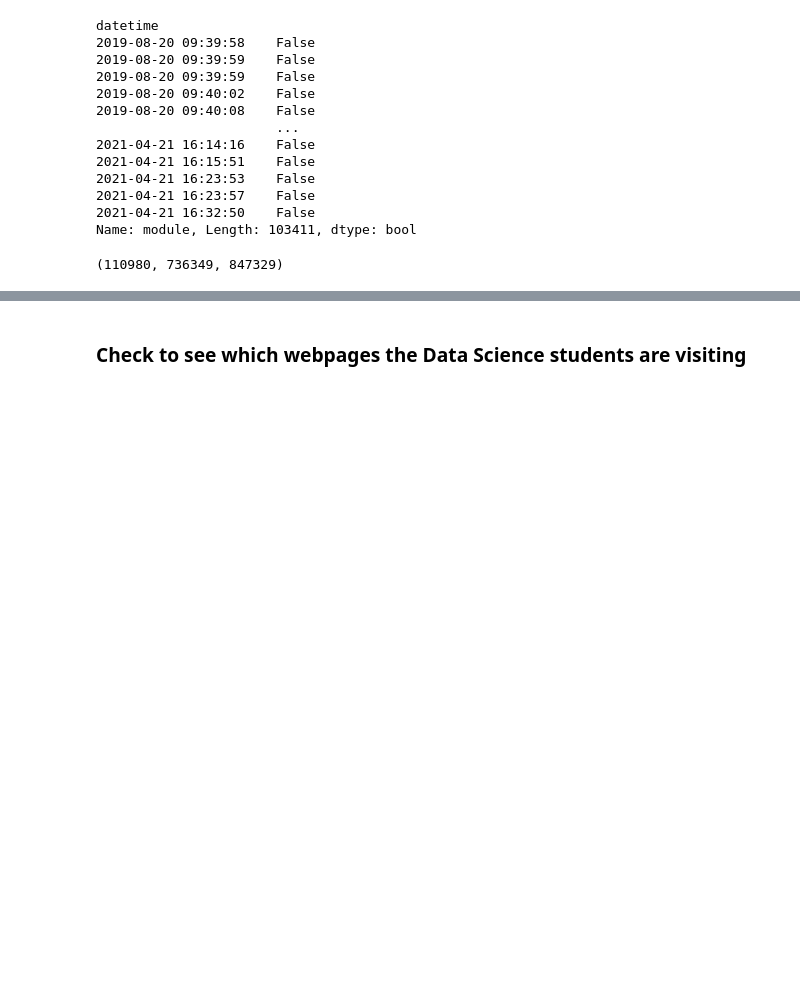
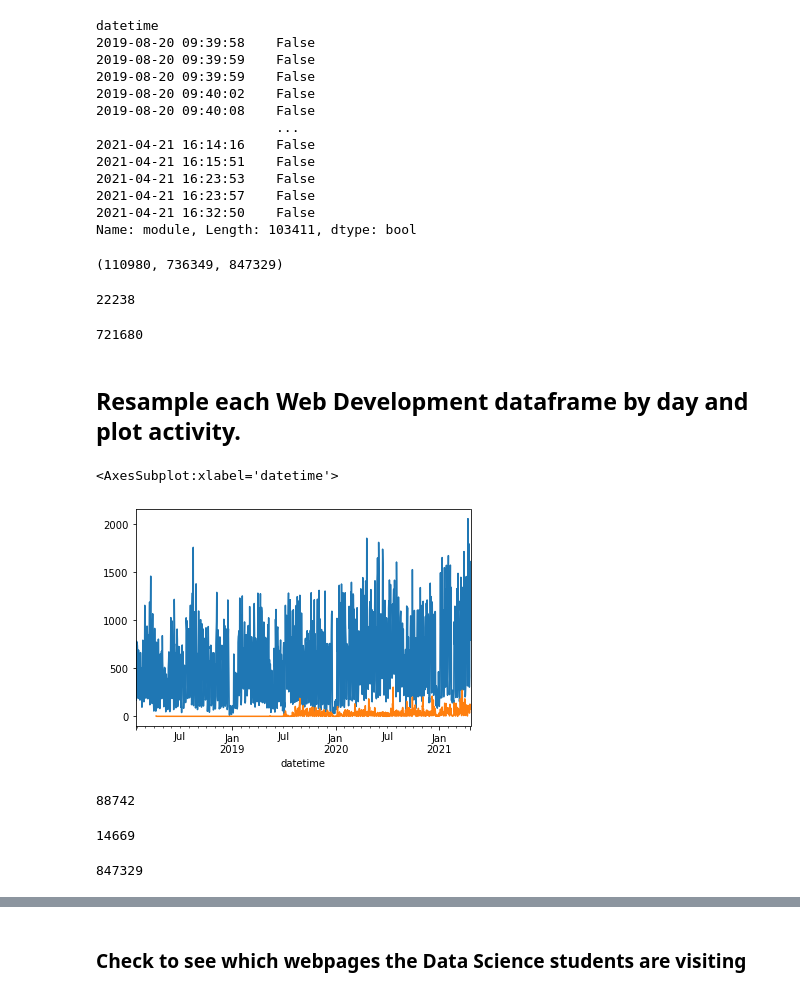
Before and after one commit to AnomalySweeper/user-log-anomaly-detection, a Jupyter notebook: bts-student-log-project-workflow-Copy1.ipynb, the cells around one changed output, grey strips where cells are left out. Saved outputs shown, nothing was run; the diff lists cells and outputs as text; code cells hidden in the pictures; blank space fills up the shorter version.

```diff
--- a/bts-student-log-project-workflow-Copy1.ipynb
+++ b/bts-student-log-project-workflow-Copy1.ipynb
@@ -425,3 +428,25 @@ webdev_hits = userlog[userlog.module.isin(webdev_paths)]
 len(data_science_hits), len(webdev_hits), len(data_science_hits)+len(webdev_hits)
 # %% [output]
 (110980, 736349, 847329)
+# %%
+# Create a dataframe of all Data Science curriculum hits that are from Web Development students.
+webdev_ds_hits = data_science_hits[data_science_hits.ds_student == False]
+# %%
+webdev_ds_hits.shape[0]
+# %% [output]
+22238
+# %%
+# Create a dataframe of all Web Development curriculum hits that are from Web Development students.
+webdev_webdev_hits = webdev_hits[webdev_hits.ds_student == False]
+# %%
+webdev_webdev_hits.shape[0]
+# %% [output]
+721680
+# %% [markdown]
+## Resample each Web Development dataframe by day and plot activity.
+# %%
+(webdev_webdev_hits.resample('d').path.count()).plot()
+(webdev_ds_hits.resample('d').path.count()).plot()
+# %% [output]
+<AxesSubplot:xlabel='datetime'>
+[figure, added]
@@ -427,0 +456,4 @@ len(data_science_hits), len(webdev_hits), len(data_science_hits)+len(webdev_hits
+# %%
+ds_ds_hits.shape[0]
+# %% [output]
+88742
@@ -427,0 +463,9 @@ len(data_science_hits), len(webdev_hits), len(data_science_hits)+len(webdev_hits
+# %%
+ds_webdev_hits.shape[0]
+# %% [output]
+14669
+# %%
+# Verify all added together equals total
+webdev_ds_hits.shape[0]+webdev_webdev_hits.shape[0]+ds_ds_hits.shape[0]+ds_webdev_hits.shape[0]
+# %% [output]
+847329
```
Also changed, not shown: parts of 9 cells of this notebook.
